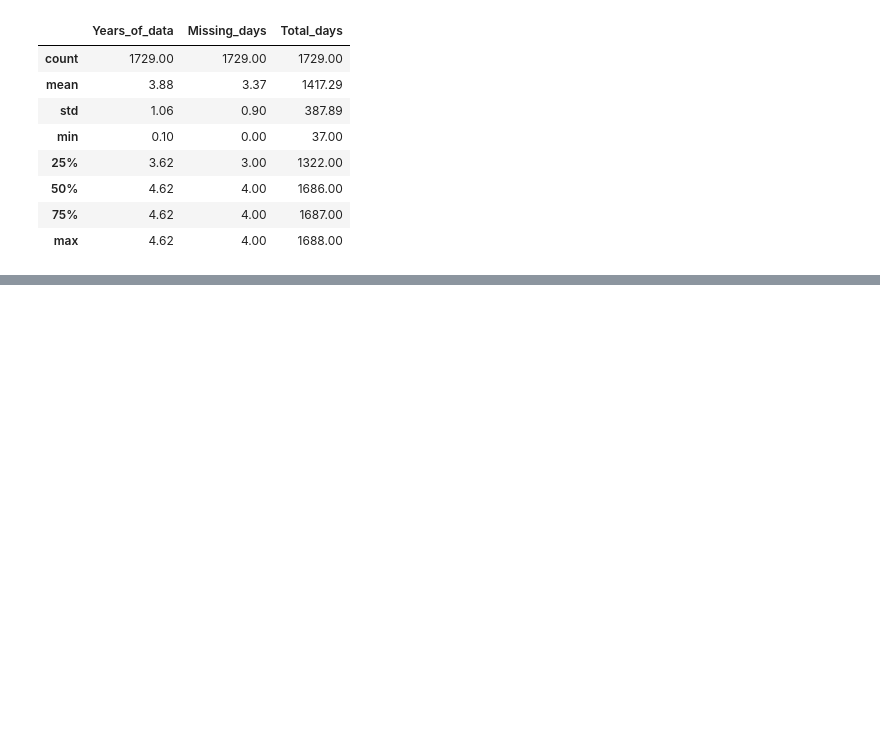
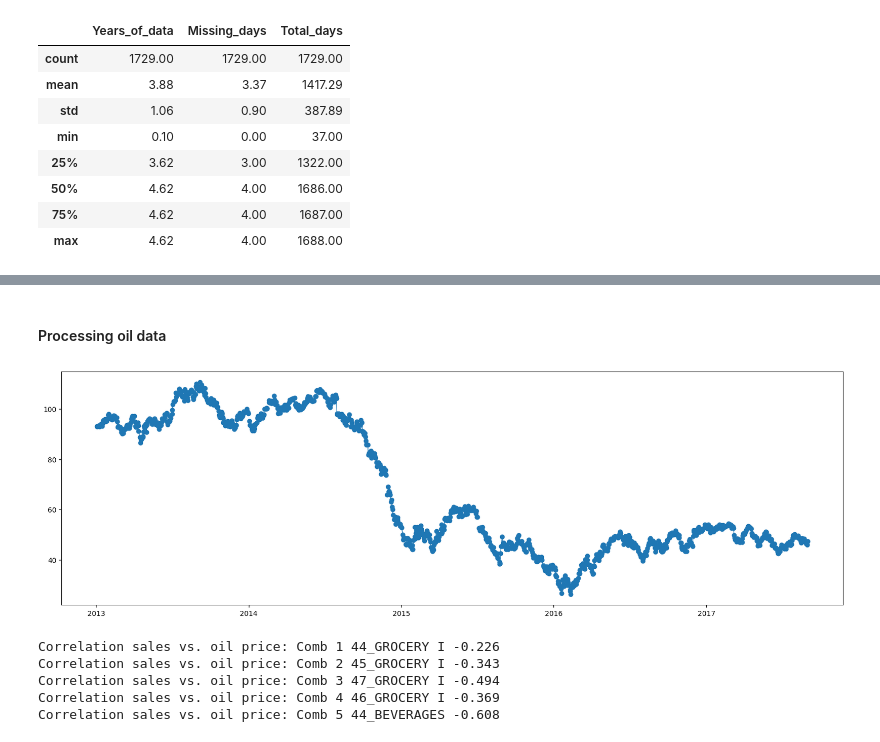
Before and after one commit to aishwarya-mm16/Store-sales-forecasting, a Jupyter notebook: EDA.ipynb, the cells around one changed output, grey strips where cells are left out. Saved outputs shown, nothing was run; the diff lists cells and outputs as text; code cells hidden in the pictures; blank space fills up the shorter version.

```diff
--- a/EDA.ipynb
+++ b/EDA.ipynb
@@ -426,0 +558,32 @@ comb_info_tb[['Years_of_data', 'Missing_days', 'Total_days']].describe()
+# %% [markdown]
+#### Processing oil data
+# %%
+# oil data
+oil['date'] = pd.to_datetime(oil['date'])
+
+plt.close('all')
+plt.figure(figsize=(20, 6))
+plt.plot(oil['date'], oil['dcoilwtico'], marker='o', linewidth=1)
+plt.show()
+# %% [output]
+[figure, added]
+# %%
+# Checking correlation of oil prices with top 5 combs with respect to avg sales
+for i in range(1, 6):
+    comb_chk_corr_oil = comb_info_tb[(comb_info_tb['Avg_sales']==
+    comb_info_tb['Avg_sales'].sort_values().iloc[-i])]['comb'].unique()[0]
+
+    df_chk_corr_oil = train_proc[train_proc['comb']==comb_chk_corr_oil].copy()
+    df_chk_corr_oil = df_chk_corr_oil.merge(oil, on='date', how='left')
+
+    print(f'Correlation sales vs. oil price: Comb {i} {comb_chk_corr_oil}',
+    round(pearsonr(df_chk_corr_oil.dropna()['sales'],
+    df_chk_corr_oil.dropna()['dcoilwtico'])[0], 3))
+# Looks like there is negative correlation with oil prices. Higher the
+# price lower the money people have to spend on groceries
+# %% [output]
+Correlation sales vs. oil price: Comb 1 44_GROCERY I -0.226
+Correlation sales vs. oil price: Comb 2 45_GROCERY I -0.343
+Correlation sales vs. oil price: Comb 3 47_GROCERY I -0.494
+Correlation sales vs. oil price: Comb 4 46_GROCERY I -0.369
+Correlation sales vs. oil price: Comb 5 44_BEVERAGES -0.608
```
Also changed, not shown: parts of 29 cells of this notebook.
